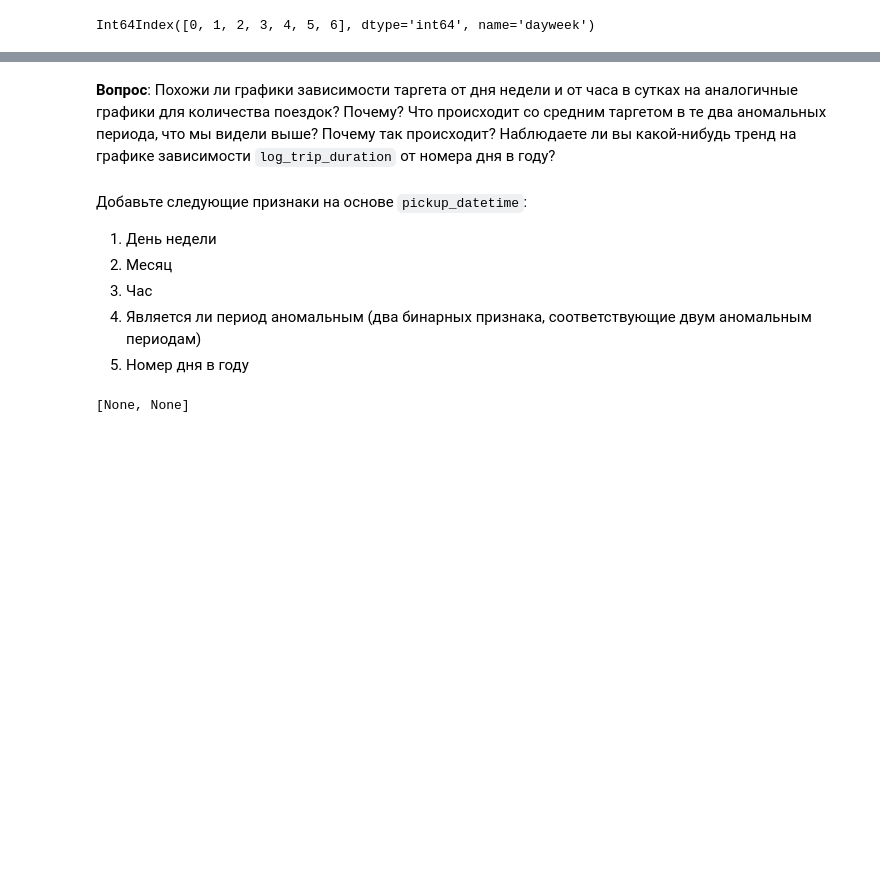
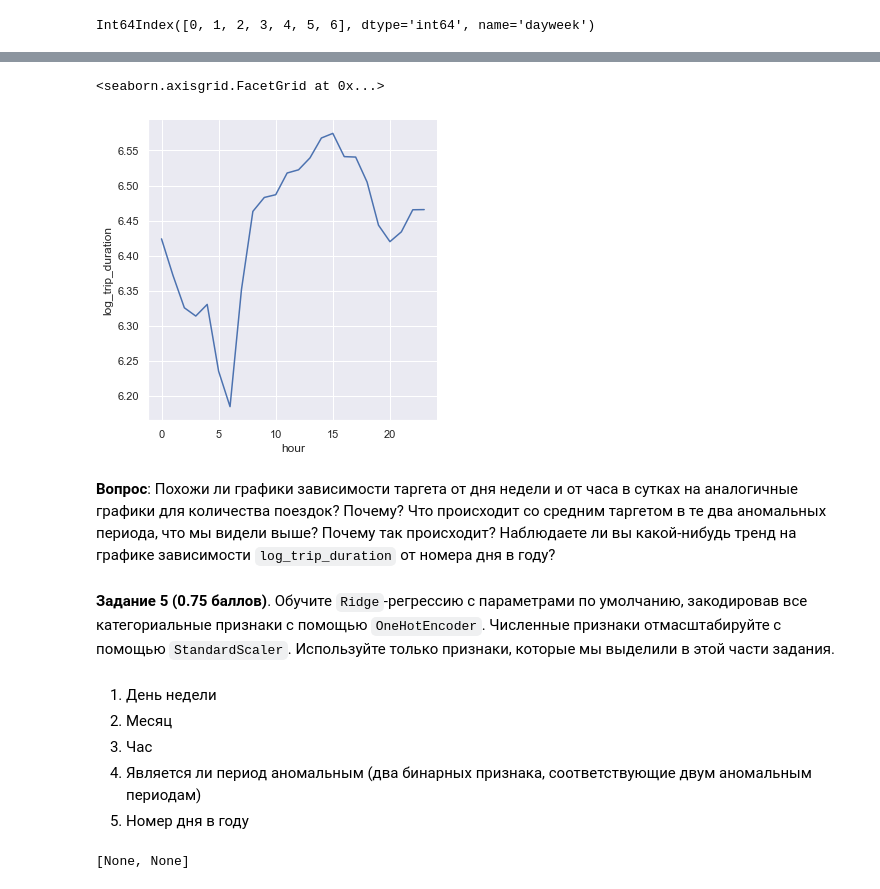
Before and after one commit to DataStas/cv_StanislavS, a Jupyter notebook: taxi/taxi.ipynb, the cells around one changed output, grey strips where cells are left out. Cells and saved outputs as stored; diff of their text form; code cells hidden in the pictures; blank space fills up the shorter version.

```diff
--- a/taxi/taxi.ipynb
+++ b/taxi/taxi.ipynb
@@ -96,3 +139,5 @@ df['log_trip_duration'] = np.log1p(df['trip_duration'])
+# %%
+train, test, y_train, y_test = train_test_split(df, df['trip_duration'], random_state=17, test_size=0.3)
 # %% [markdown]
 Чтобы иметь некоторую точку отсчета, давайте посчитаем значение метрики при наилучшем константном предсказании:
 # %%
@@ -164,10 +245,5 @@ sns.relplot(data=tr1, y=0, x='hour', hue='dayweek', kind="line");
 
 **Задание 4 (0.5 баллов)**. По *обучающей выборке* нарисуйте график зависимости среднего логарифма времени поездки от дня недели. Затем сделайте то же самое, но для часа в сутках и дня в году.
-# %%
-cel = df['log_trip_duration']
-df=df.drop(['log_trip_duration'],axis=1)
-train, test, y_train, y_test = \
-        train_test_split(df, cel, test_size=0.3)
 # %%
 log_day = train.groupby('dayweek')[['log_trip_duration']].mean()
 log_day.index
@@ -186,7 +267,13 @@ sns.relplot( y=y_train, x=train['pickup_datetime'].dt.hour,kind="line"); #hour
+# %%
+sns.relplot(data = train.groupby('hour')[['log_trip_duration']].mean(), y='log_trip_duration', x='hour', kind='line')
+# %% [output]
+<seaborn.axisgrid.FacetGrid at 0x...>
+[figure, added]
 # %% [markdown]
 **Вопрос**: Похожи ли графики зависимости таргета от дня недели и от часа в сутках на аналогичные графики для количества поездок? Почему? Что происходит со средним таргетом в те два аномальных периода, что мы видели выше? Почему так происходит? Наблюдаете ли вы какой-нибудь тренд на графике зависимости `log_trip_duration` от номера дня в году?
+# %% [markdown]
+**Задание 5 (0.75 баллов)**. Обучите `Ridge`-регрессию с параметрами по умолчанию, закодировав все категориальные признаки с помощью `OneHotEncoder`. Численные признаки отмасштабируйте с помощью `StandardScaler`. Используйте только признаки, которые мы выделили в этой части задания.
 # %% [markdown]
-Добавьте следующие признаки на основе `pickup_datetime`:
 1. День недели
 2. Месяц
 3. Час
```
Also changed, not shown: parts of 44 cells of this notebook.
